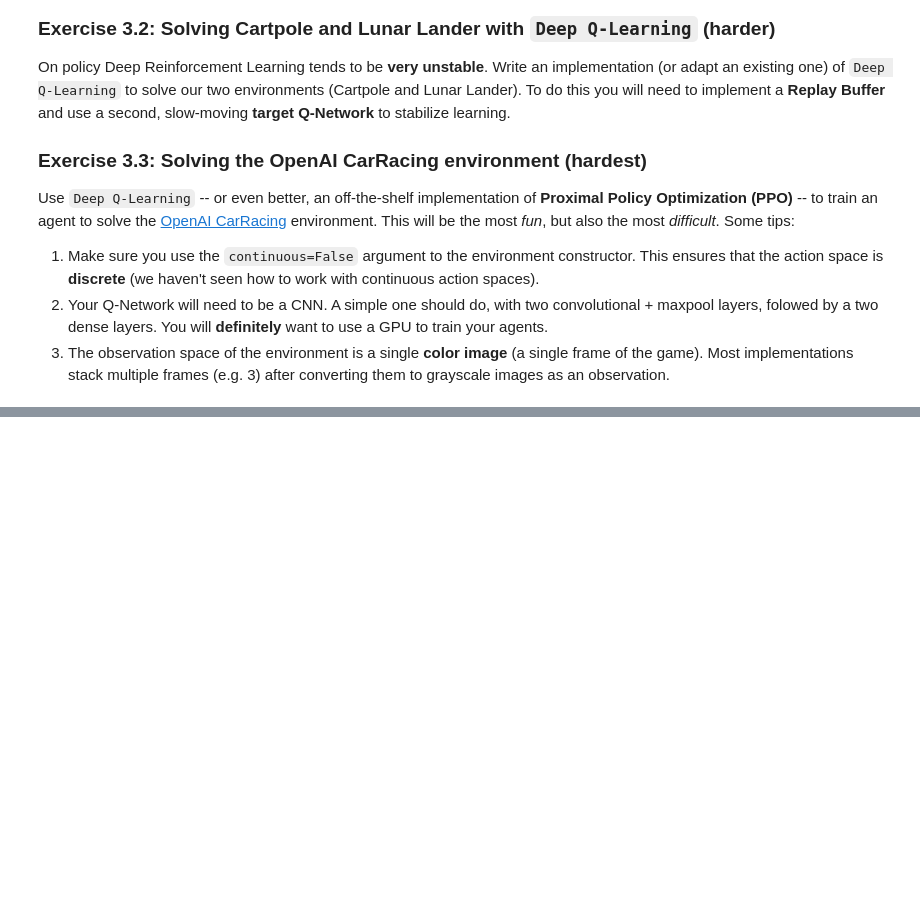
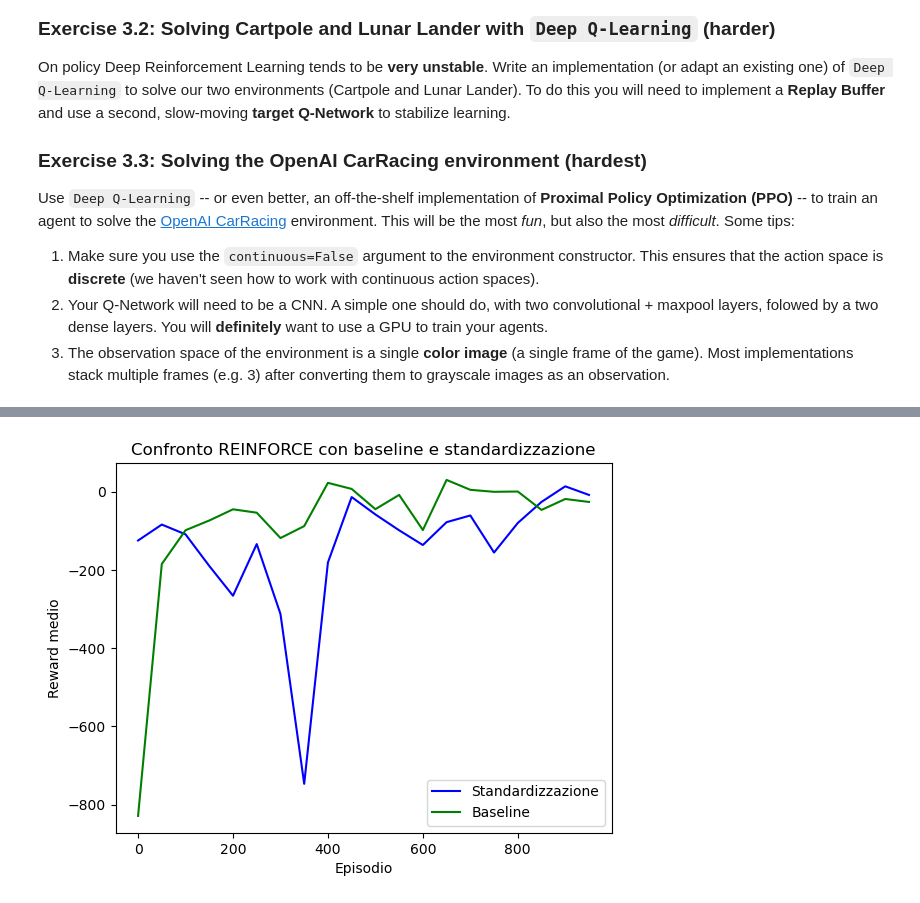
Before and after one commit to dariuz14/DLA-laboratories, a Jupyter notebook: Lab2/DLA-Lab2-DRL.ipynb, the cells around one changed output, grey strips where cells are left out. Cells and saved outputs as stored; diff of their text form; code cells hidden in the pictures; blank space fills up the shorter version.

```diff
--- a/Lab2/DLA-Lab2-DRL.ipynb
+++ b/Lab2/DLA-Lab2-DRL.ipynb
@@ -555,0 +577,7 @@ DependencyNotInstalled: box2D is not installed, run `pip install gymnasium[box2d
+# %%
+# Addestro l'agente usando REINFORCE con le due baseline viste in precedenza
+# In entrambi i casi si addestra per 1000 episodi
+
+policy_lunar = PolicyNet(env_lunar)
+
+_, eval_rewards_lunar, _ = reinforce_with_standardization(policy_lunar, env_lunar, render_mode=None, num_episodes=1000, N=50, M=20, standardize=True)
@@ -555,0 +605,7 @@ DependencyNotInstalled: box2D is not installed, run `pip install gymnasium[box2d
+# %%
+# Addestro l'agente usando REINFORCE con baseline neurale
+
+policy_lunar_baseline = PolicyNet(env_lunar)
+value_net_lunar = ValueNet(env_lunar)
+
+_, eval_rewards_lunar_baseline, _ = reinforce_with_baseline(policy_lunar_baseline, value_net_lunar, env_lunar, render_mode=None, num_episodes=1000, N=50, M=20)
@@ -555,0 +633,10 @@ DependencyNotInstalled: box2D is not installed, run `pip install gymnasium[box2d
+# %%
+plt.plot(np.arange(len(eval_rewards_lunar)) * 50, eval_rewards_lunar, label='Standardizzazione', color='blue')
+plt.plot(np.arange(len(eval_rewards_lunar_baseline)) * 50, eval_rewards_lunar_baseline, label='Baseline', color='green')
+plt.xlabel('Episodio')
+plt.ylabel('Reward medio')
+plt.title('Confronto REINFORCE con baseline e standardizzazione')
+plt.legend()
+plt.show()
+# %% [output]
+[figure, added]
```
Also changed, not shown: parts of 16 cells of this notebook.
